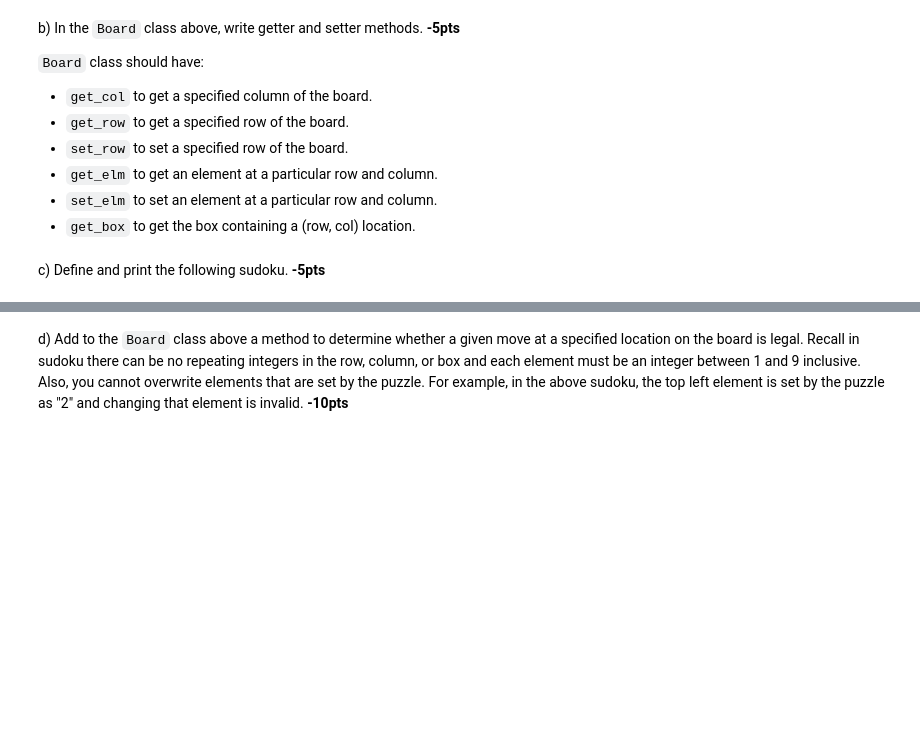
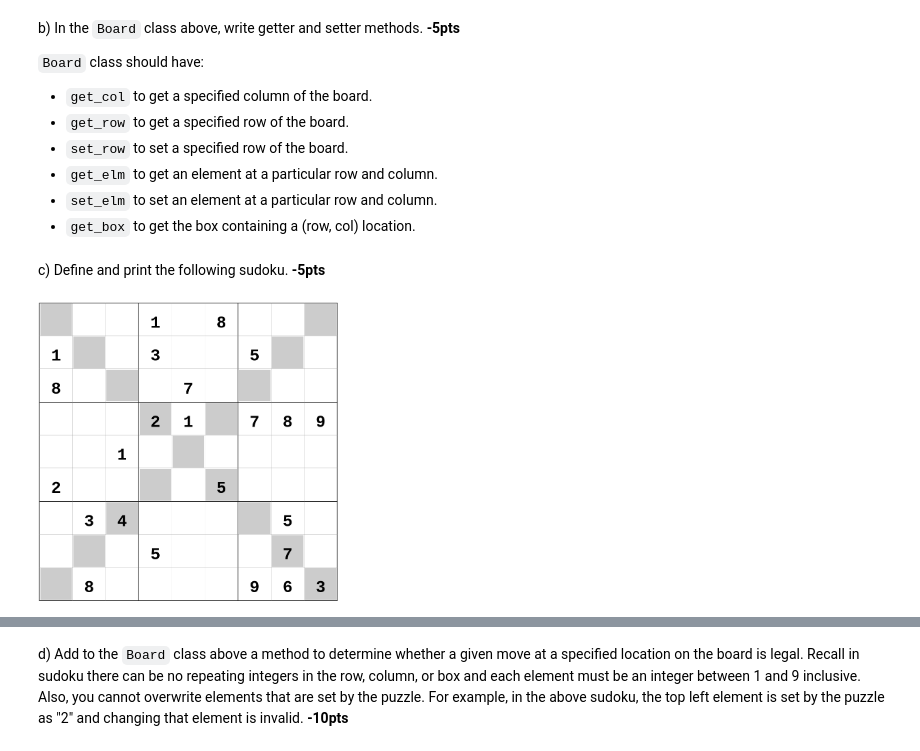
Before and after one commit to CS506-Boston-University/homework-0-FrankLi3, a Jupyter notebook: homework0.ipynb, the cells around one changed output, grey strips where cells are left out. Drawn from its saved outputs; the diff is of its cells as text; code cells hidden in the pictures; blank space fills up the shorter version.

```diff
--- a/homework0.ipynb
+++ b/homework0.ipynb
@@ -709,4 +753,6 @@ class Board:
 c) Define and print the following sudoku. **-5pts**
 # %%
 from IPython.display import Image
-Image(filename="sudoku.jpg", width=300, height=300)
+Image(filename="diagonal_sudoku.png", width=300, height=300)
+# %% [output]
+[figure, added]
```
Also changed, not shown: parts of 17 cells of this notebook.
